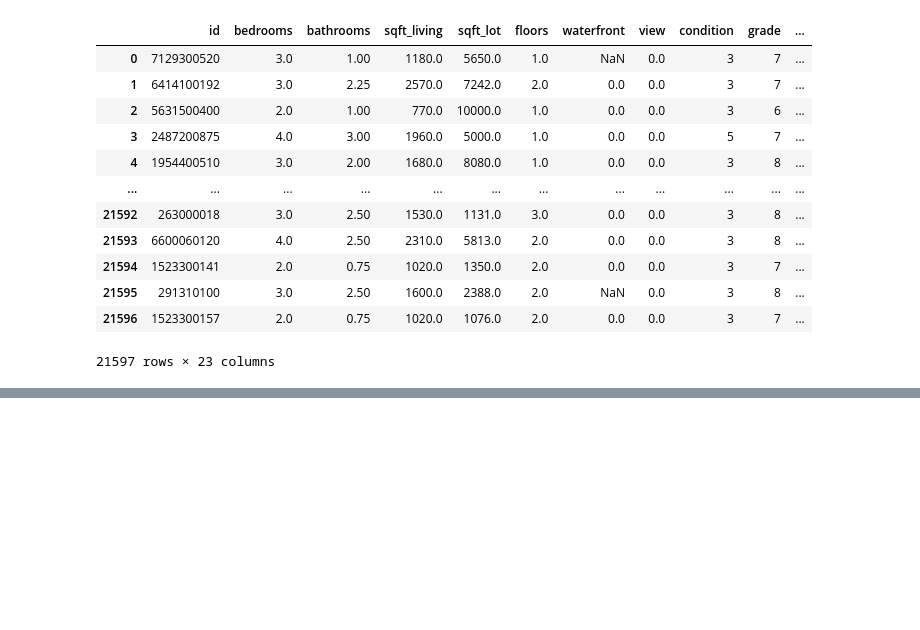
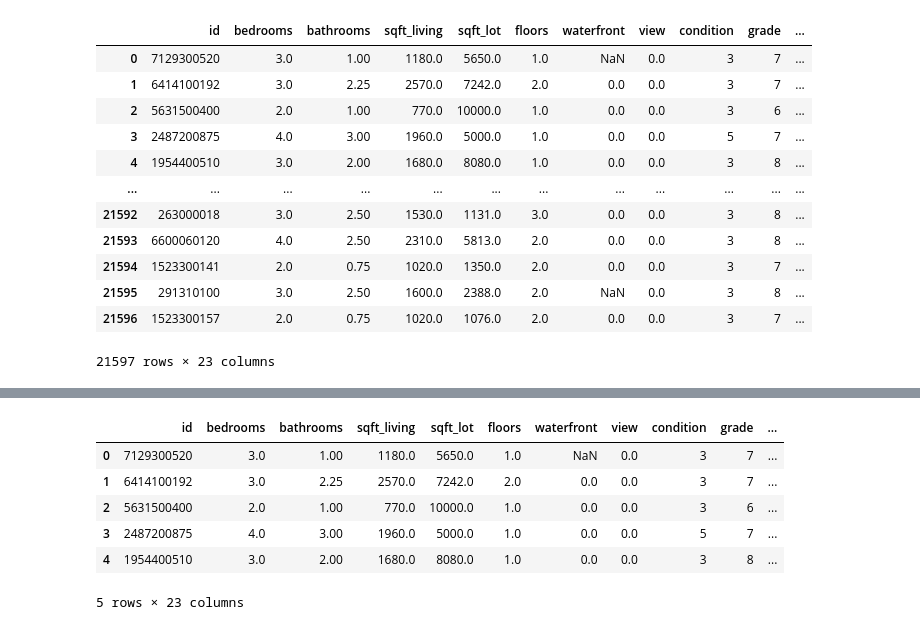
Before and after one commit to vaneyepes/eda_realstate, a Jupyter notebook: real_test.ipynb, the cells around one changed output, grey strips where cells are left out. Saved outputs shown, nothing was run; the diff lists cells and outputs as text; code cells hidden in the pictures; blank space fills up the shorter version.

```diff
--- a/real_test.ipynb
+++ b/real_test.ipynb
@@ -109,17 +109,11 @@ df_latest_sales
 | 21596 | 1523300157 | 2.0 | 0.75 | 1020.0 | 1076.0 | 2.0 | 0.0 | 0.0 | 3 | 7 | ... |
 21597 rows × 23 columns
 # %%
-query= """SELECT *
+query_string = """SELECT *
 FROM eda.king_county_house_details d
 LEFT JOIN eda.king_county_house_sales s
     ON s.house_id = d.id
 """
 
-df_latest_sales = pd.read_sql(query, db)
-
-
-
-df_latest_sales
-
-
-df_sqlalchemy.to_csv('eda.csv',index=False)
+df = pd.read_sql(query_string, db)
+df.to_csv('eda.csv',index=False)
@@ -139,0 +120,10 @@ df_sqlalchemy.to_csv('eda.csv',index=False)
+# %%
+df.head()
+# %% [output]
+|  | id | bedrooms | bathrooms | sqft_living | sqft_lot | floors | waterfront | view | condition | grade | ... |
+| 0 | 7129300520 | 3.0 | 1.00 | 1180.0 | 5650.0 | 1.0 | NaN | 0.0 | 3 | 7 | ... |
+| 1 | 6414100192 | 3.0 | 2.25 | 2570.0 | 7242.0 | 2.0 | 0.0 | 0.0 | 3 | 7 | ... |
+| 2 | 5631500400 | 2.0 | 1.00 | 770.0 | 10000.0 | 1.0 | 0.0 | 0.0 | 3 | 6 | ... |
+| 3 | 2487200875 | 4.0 | 3.00 | 1960.0 | 5000.0 | 1.0 | 0.0 | 0.0 | 5 | 7 | ... |
+| 4 | 1954400510 | 3.0 | 2.00 | 1680.0 | 8080.0 | 1.0 | 0.0 | 0.0 | 3 | 8 | ... |
+5 rows × 23 columns
```
Also changed, not shown: parts of 2 cells of this notebook, 2 other files.
